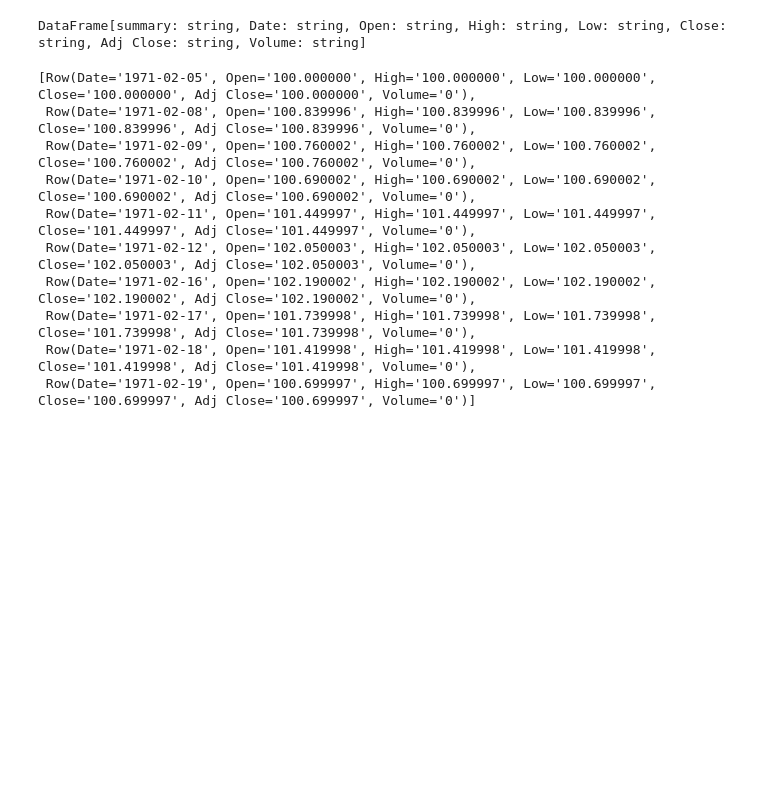
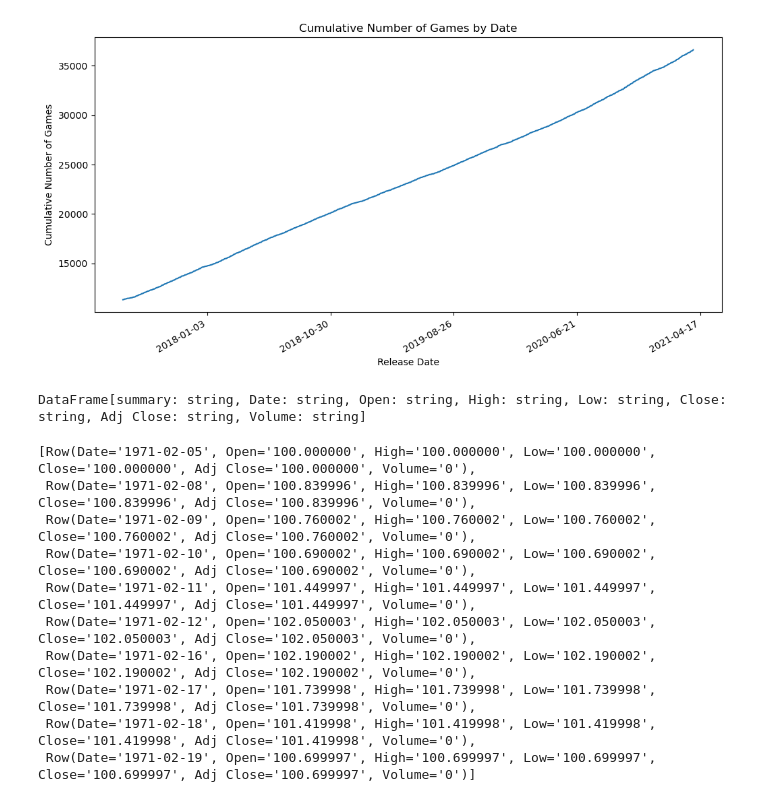
Before and after one commit to VinsiGit/Data-presentation, a Jupyter notebook: project.ipynb, the cells around one changed output. Drawn from its saved outputs; the diff is of its cells as text; code cells hidden in the pictures; blank space fills up the shorter version.

```diff
--- a/project.ipynb
+++ b/project.ipynb
@@ -106,3 +95,22 @@ plt.show()
+# %%
+x=df_steam_loc.map(lambda t: t[0]).collect()
+y=df_steam_loc.map(lambda t: t[2]).collect()
+
+x = [mdates.datestr2num(i) for i in x]
+
+# Plot
+plt.figure(figsize=(12,6))
+plt.plot(x, y)
+plt.xlabel('Release Date')
+plt.ylabel('Cumulative Number of Games')
+plt.title('Cumulative Number of Games by Date')
+plt.gca().xaxis.set_major_formatter(mdates.DateFormatter('%Y-%m-%d'))
+plt.gca().xaxis.set_major_locator(mdates.DayLocator(interval=300))  # set interval to 7 days for example
+plt.gcf().autofmt_xdate()  # autoformat the x-axis date label for better readability
+
+plt.show()
+# %% [output]
+[figure, added]
 # %%
 df = spark.read.option("delimiter", ",").option('header', 'true').csv("Data/NASDAQDay.csv")
 print(df.describe())
```
Also changed, not shown: parts of 12 cells of this notebook.
